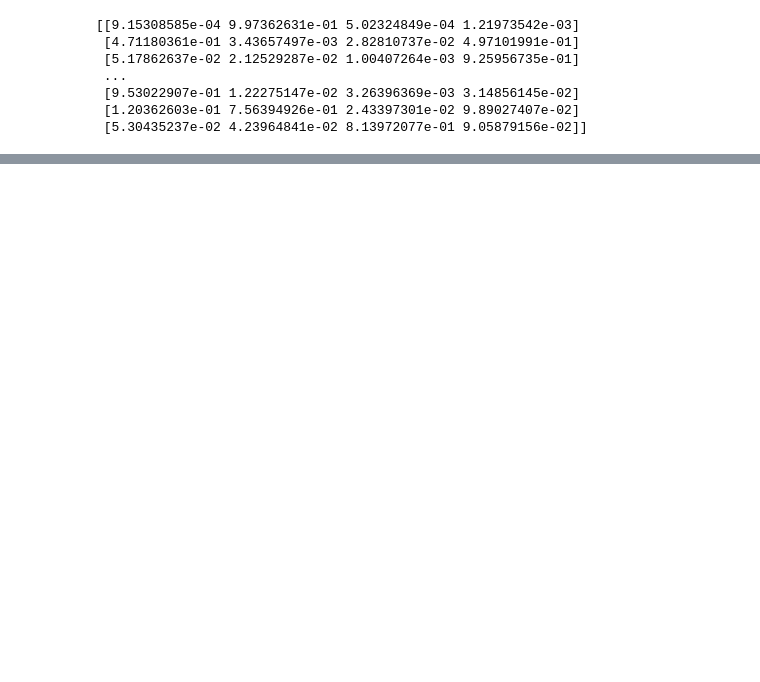
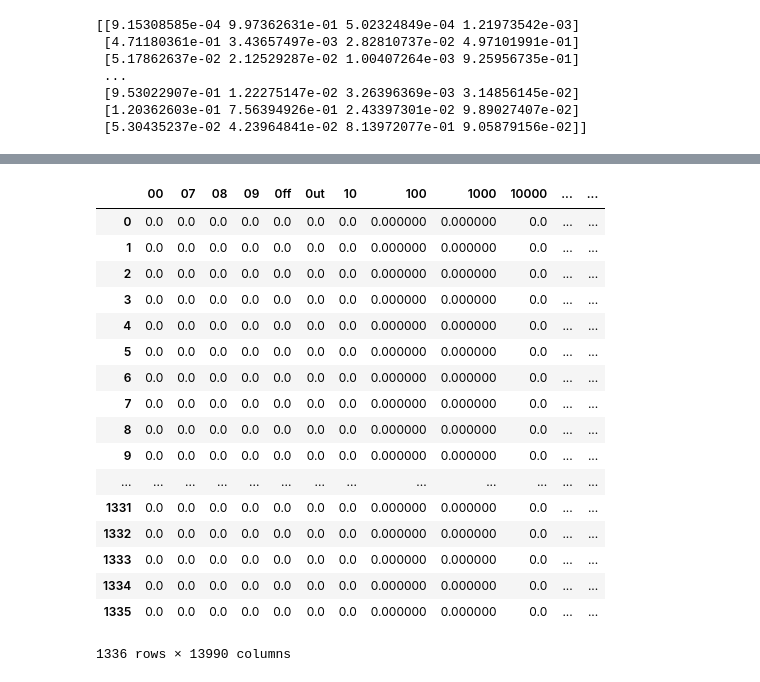
Before and after one commit to bi17068/nlp100-study-group, a Jupyter notebook: wakatsuki/chapter-06/51-54.ipynb, the cells around one changed output, grey strips where cells are left out. Cells and saved outputs as stored; diff of their text form; code cells hidden in the pictures; blank space fills up the shorter version.

Commit message:
tfidfで学習

```diff
--- a/wakatsuki/chapter-06/51-54.ipynb
+++ b/wakatsuki/chapter-06/51-54.ipynb
@@ -52,28 +53,28 @@ print(len(doc_lines_list))
 # %%
 
 # CountVectorizer
-vec_count = CountVectorizer(binary=True)
+c_vectorizer = CountVectorizer(binary=True)
 
 # ベクトル化
-vec_count.fit(doc_lines_list)
-print(type(vec_count))
+c_vectorizer.fit(doc_lines_list)
+print(type(c_vectorizer))
 
 #特徴量の計算
-X_test = vec_count.transform(test_lines_list)
-X_valid = vec_count.transform(valid_lines_list)
-X_train = vec_count.transform(train_lines_list)
+X_test = c_vectorizer.transform(test_lines_list)
+X_valid = c_vectorizer.transform(valid_lines_list)
+X_train = c_vectorizer.transform(train_lines_list)
 
 # print(type(X_test))
 print(X_test)
 
 #抽出した単語と出現回数の辞書
-voc_count_dict = vec_count.vocabulary_
+voc_count_dict = c_vectorizer.vocabulary_
 # print(type(voc_count_dict))
 # print(len(voc_count_dict))
 # print(voc_count_dict)
 
 #抽出単語/各行　値：出現したかのバイナリ
-pd.DataFrame(X_test.toarray(), columns=vec_count.get_feature_names())
+pd.DataFrame(X_test.toarray(), columns=c_vectorizer.get_feature_names())
 # test_feature = X_test.toarray()
 # print(test_feature)
 # %% [output]
@@ -198,0 +201,32 @@ print(probs)
+# %%
+
+# TfidfVectorizer
+t_vectorizer = TfidfVectorizer()
+
+
+print(test_lines_list[0:3])
+print(test_lines_list[0:3])
+
+# ベクトル化
+t_vectorizer.fit(doc_lines_list)
+print(type(t_vectorizer))
+
+#特徴量の計算
+X_test_t = t_vectorizer.transform(test_lines_list)
+X_valid_t = t_vectorizer.transform(valid_lines_list)
+X_train_t = t_vectorizer.transform(train_lines_list)
+
+# print(type(X_test))
+print(X_test_t)
+
+#抽出した単語と出現回数の辞書
+# tiidf_dict = t_vectorizer.vocabulary_
+# print(type(tiidf_dict))
+# print(len(tiidf_dict))
+# print(tiidf_dict)
+
+#抽出単語/各行　値：出現したかのバイナリ
+pd.DataFrame(X_test_t.toarray(), columns=t_vectorizer.get_feature_names())
+# test_feature = X_test.toarray()
+# print(test_feature)
+# %% [output]
@@ -198,0 +250,18 @@ print(probs)
+|  | 00 | 07 | 08 | 09 | 0ff | 0ut | 10 | 100 | 1000 | 10000 | ... | ... |
+| 0 | 0.0 | 0.0 | 0.0 | 0.0 | 0.0 | 0.0 | 0.0 | 0.000000 | 0.000000 | 0.0 | ... | ... |
+| 1 | 0.0 | 0.0 | 0.0 | 0.0 | 0.0 | 0.0 | 0.0 | 0.000000 | 0.000000 | 0.0 | ... | ... |
+| 2 | 0.0 | 0.0 | 0.0 | 0.0 | 0.0 | 0.0 | 0.0 | 0.000000 | 0.000000 | 0.0 | ... | ... |
+| 3 | 0.0 | 0.0 | 0.0 | 0.0 | 0.0 | 0.0 | 0.0 | 0.000000 | 0.000000 | 0.0 | ... | ... |
+| 4 | 0.0 | 0.0 | 0.0 | 0.0 | 0.0 | 0.0 | 0.0 | 0.000000 | 0.000000 | 0.0 | ... | ... |
+| 5 | 0.0 | 0.0 | 0.0 | 0.0 | 0.0 | 0.0 | 0.0 | 0.000000 | 0.000000 | 0.0 | ... | ... |
+| 6 | 0.0 | 0.0 | 0.0 | 0.0 | 0.0 | 0.0 | 0.0 | 0.000000 | 0.000000 | 0.0 | ... | ... |
+| 7 | 0.0 | 0.0 | 0.0 | 0.0 | 0.0 | 0.0 | 0.0 | 0.000000 | 0.000000 | 0.0 | ... | ... |
+| 8 | 0.0 | 0.0 | 0.0 | 0.0 | 0.0 | 0.0 | 0.0 | 0.000000 | 0.000000 | 0.0 | ... | ... |
+| 9 | 0.0 | 0.0 | 0.0 | 0.0 | 0.0 | 0.0 | 0.0 | 0.000000 | 0.000000 | 0.0 | ... | ... |
+| ... | ... | ... | ... | ... | ... | ... | ... | ... | ... | ... | ... | ... |
+| 1331 | 0.0 | 0.0 | 0.0 | 0.0 | 0.0 | 0.0 | 0.0 | 0.000000 | 0.000000 | 0.0 | ... | ... |
+| 1332 | 0.0 | 0.0 | 0.0 | 0.0 | 0.0 | 0.0 | 0.0 | 0.000000 | 0.000000 | 0.0 | ... | ... |
+| 1333 | 0.0 | 0.0 | 0.0 | 0.0 | 0.0 | 0.0 | 0.0 | 0.000000 | 0.000000 | 0.0 | ... | ... |
+| 1334 | 0.0 | 0.0 | 0.0 | 0.0 | 0.0 | 0.0 | 0.0 | 0.000000 | 0.000000 | 0.0 | ... | ... |
+| 1335 | 0.0 | 0.0 | 0.0 | 0.0 | 0.0 | 0.0 | 0.0 | 0.000000 | 0.000000 | 0.0 | ... | ... |
+1336 rows × 13990 columns
```
Also changed, not shown: parts of 8 cells of this notebook.
